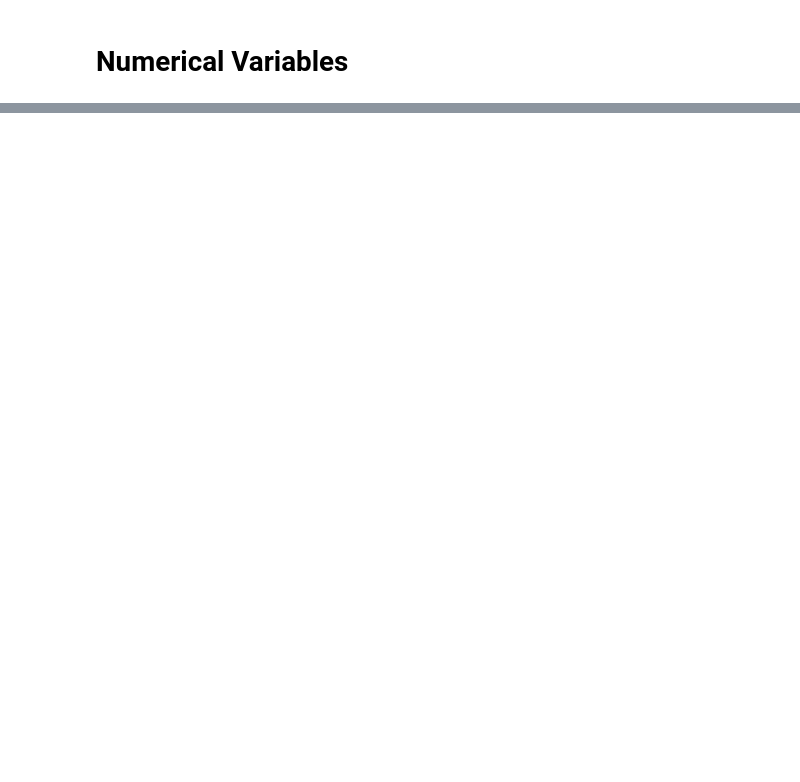
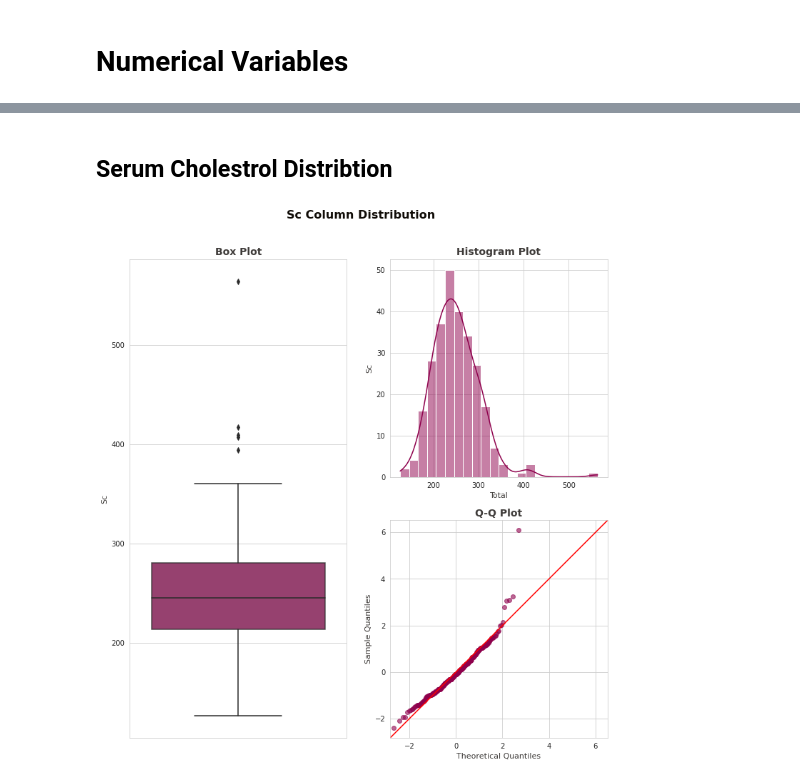
Before and after one commit to iamharkirat/EEE-591, a Jupyter notebook: project_1.ipynb, the cells around one changed output, grey strips where cells are left out. Cells and saved outputs as stored; diff of their text form; code cells hidden in the pictures; blank space fills up the shorter version.

```diff
--- a/project_1.ipynb
+++ b/project_1.ipynb
@@ -173,0 +268,6 @@ plot_column_distribution('a1p2', heart_df, color_mix)
+# %% [markdown]
+## Serum Cholestrol Distribtion
+# %%
+plot_column_distribution('sc', purple_grad, heart_df)
+# %% [output]
+[figure, added]
```
Also changed, not shown: parts of 22 cells of this notebook.
